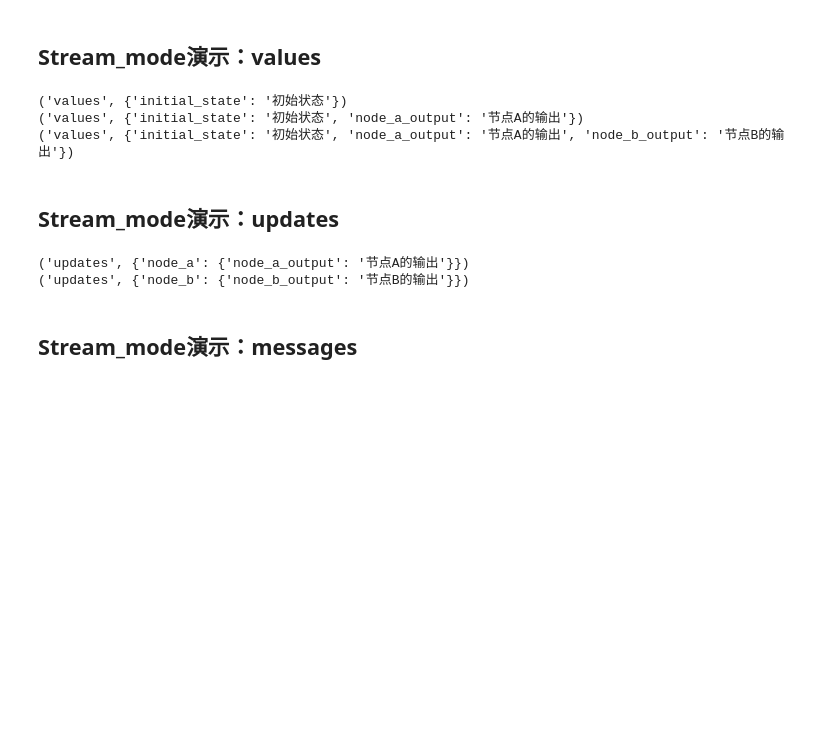
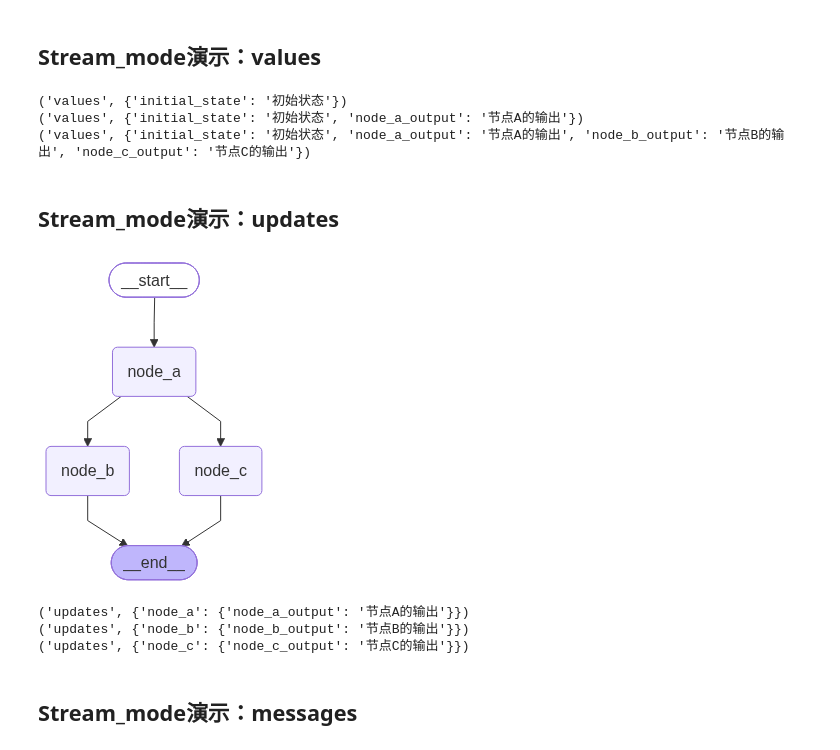
Before and after one commit to wangguoxi0814/langchainv1.2-study, a Jupyter notebook: langgraph/src/21_流式输出.ipynb, the cells around one changed output. Saved outputs shown, nothing was run; the diff lists cells and outputs as text; code cells hidden in the pictures; blank space fills up the shorter version.

```diff
--- a/langgraph/src/21_流式输出.ipynb
+++ b/langgraph/src/21_流式输出.ipynb
@@ -27,6 +28,7 @@ class OverAllState(TypedDict):
     initial_state: str
     node_a_output: str
     node_b_output: str
+    node_c_output: str
 
 def node_a(state: OverAllState) -> OverAllState:
     return {
@@ -38,12 +40,20 @@ def node_b(state: OverAllState) -> OverAllState:
         "node_b_output": "节点B的输出"
     }
 
+def node_c(state: OverAllState) -> OverAllState:
+    return {
+        "node_c_output": "节点C的输出"
+    }
+
 builder = StateGraph(state_schema=OverAllState)
 builder.add_node("node_a", node_a)
 builder.add_node("node_b", node_b)
+builder.add_node("node_c", node_c)
 builder.add_edge(START, "node_a")
 builder.add_edge("node_a", "node_b")
+builder.add_edge("node_a", "node_c")
 builder.add_edge("node_b", END)
+builder.add_edge("node_c", END)
 
 graph = builder.compile()
 for chunk in graph.stream(
@@ -54,44 +64,59 @@ for chunk in graph.stream(
 # %% [output]
 ('values', {'initial_state': '初始状态'})
 ('values', {'initial_state': '初始状态', 'node_a_output': '节点A的输出'})
-('values', {'initial_state': '初始状态', 'node_a_output': '节点A的输出', 'node_b_output': '节点B的输出'})
+('values', {'initial_state': '初始状态', 'node_a_output': '节点A的输出', 'node_b_output': '节点B的输出', 'node_c_output': '节点C的输出'})
 # %% [markdown]
 ## Stream_mode演示：updates
 # %%
+from IPython.core.display import Image, display_png
 from typing import TypedDict
 from langgraph.graph import StateGraph, START, END
 
 class OverAllState(TypedDict):
     initial_state: str
     node_a_output: str
     node_b_output: str
+    node_c_output: str
 
 def node_a(state: OverAllState) -> OverAllState:
     return {
         "node_a_output": "节点A的输出"
     }
 
 def node_b(state: OverAllState) -> OverAllState:
     return {
         "node_b_output": "节点B的输出"
     }
 
+def node_c(state: OverAllState) -> OverAllState:
+    return {
+        "node_c_output": "节点C的输出"
+    }
+
 builder = StateGraph(state_schema=OverAllState)
 builder.add_node("node_a", node_a)
 builder.add_node("node_b", node_b)
+builder.add_node("node_c", node_c)
 builder.add_edge(START, "node_a")
 builder.add_edge("node_a", "node_b")
+builder.add_edge("node_a", "node_c")
 builder.add_edge("node_b", END)
+builder.add_edge("node_c", END)
+
+png = Image(graph.get_graph().draw_mermaid_png())
+display_png(png)
 
 graph = builder.compile()
 for chunk in graph.stream(
     {"initial_state": "初始状态"},
     stream_mode=["updates"],
 ):
     print(chunk)
 # %% [output]
+[figure, added]
 ('updates', {'node_a': {'node_a_output': '节点A的输出'}})
 ('updates', {'node_b': {'node_b_output': '节点B的输出'}})
+('updates', {'node_c': {'node_c_output': '节点C的输出'}})
 # %% [markdown]
 ## Stream_mode演示：messages
 # %%
```
Also changed, not shown: parts of 1 cell of this notebook.
